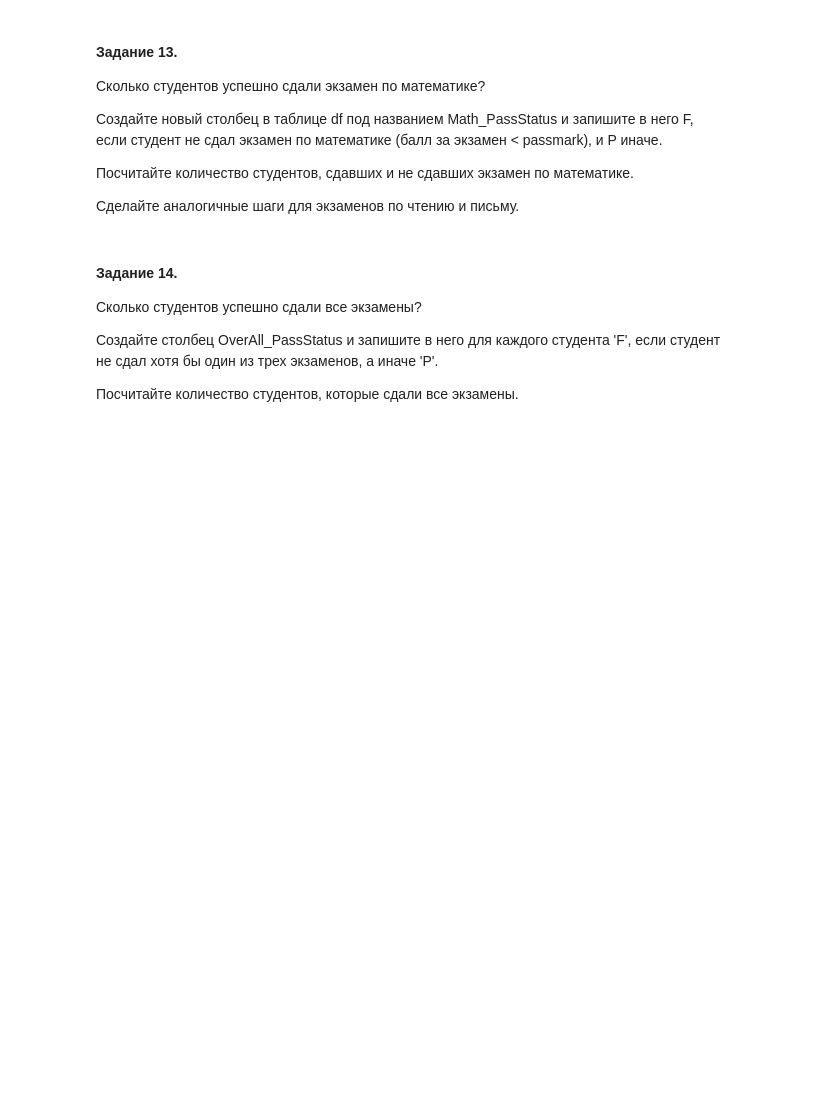
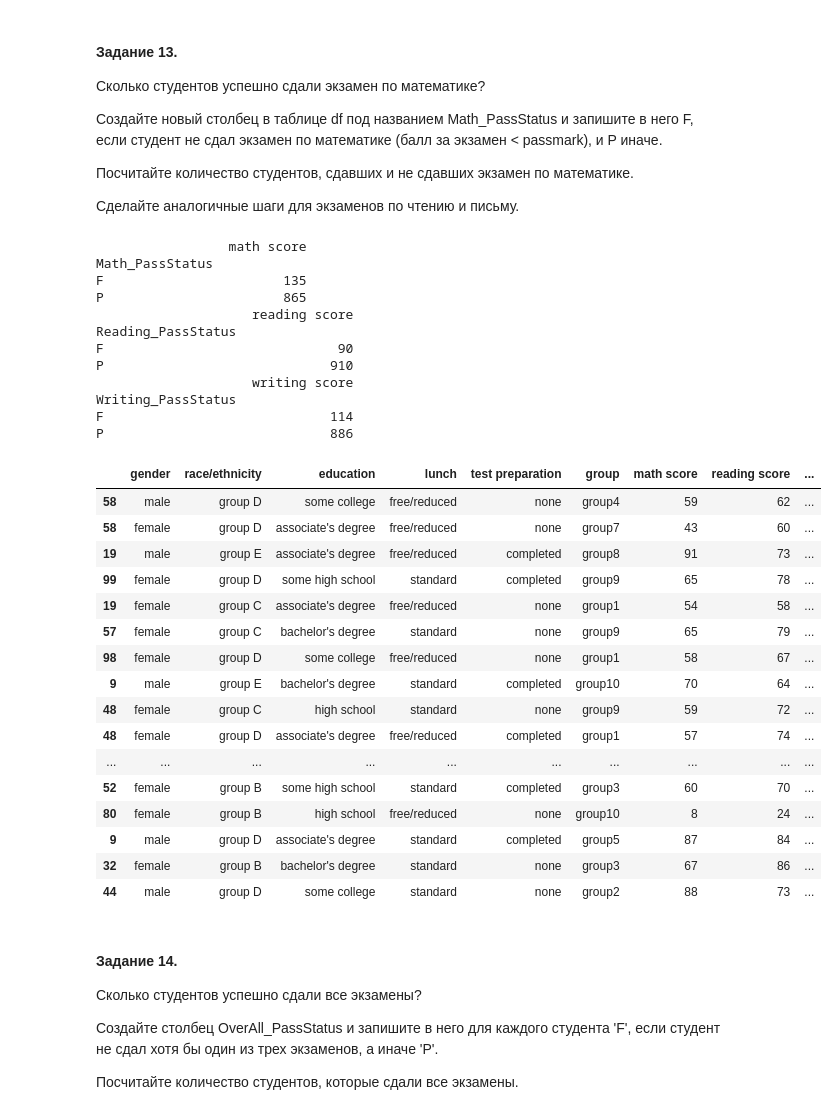
Before and after one commit to AngelaShumilova/RSUH-mag2021, a Jupyter notebook: s2/hw06pro.ipynb, the cells around one changed output. Drawn from its saved outputs; the diff is of its cells as text; code cells hidden in the pictures; blank space fills up the shorter version.

```diff
--- a/s2/hw06pro.ipynb
+++ b/s2/hw06pro.ipynb
@@ -214,25 +338,47 @@ pd.pivot_table(df, index = ['gender', 'education'],
 
 Сделайте аналогичные шаги для экзаменов по чтению и письму.
 # %%
+passmark = 50
 
-# a_lambda_function = lambda x: x*2 if x < 3 else x
-passmark = 50
-# df.assign(Math_PassStatus=lambda x: x['math score']+2)
 df['Math_PassStatus'] = df['math score'].apply(lambda x: 'F' if x < passmark else 'P')
-df.head()
-print(df.groupby(['Math_PassStatus'])[['math score']].count())
-# тут если применить count ко всему датафрейму, подсчитает в каждом столбце, подэтому подсчитала в math score
-
 df['Reading_PassStatus'] = df['reading score'].apply(lambda x: 'F' if x < passmark else 'P')
 df['Writing_PassStatus'] = df['writing score'].apply(lambda x: 'F' if x < passmark else 'P')
 
+print(df.groupby(['Math_PassStatus'])[['math score']].count())
 print(df.groupby(['Reading_PassStatus'])[['reading score']].count())
 print(df.groupby(['Writing_PassStatus'])[['writing score']].count())
 
-df.head()
-
-
-# your code here
+df.sample(20)
+# %% [output]
+                 math score
+Math_PassStatus
+F                       135
+P                       865
+                    reading score
+Reading_PassStatus
+F                              90
+P                             910
+                    writing score
+Writing_PassStatus
+F                             114
+P                             886
+|  | gender | race/ethnicity | education | lunch | test preparation | group | math score | reading score | ... |
+| 58 | male | group D | some college | free/reduced | none | group4 | 59 | 62 | ... |
+| 58 | female | group D | associate's degree | free/reduced | none | group7 | 43 | 60 | ... |
+| 19 | male | group E | associate's degree | free/reduced | completed | group8 | 91 | 73 | ... |
+| 99 | female | group D | some high school | standard | completed | group9 | 65 | 78 | ... |
+| 19 | female | group C | associate's degree | free/reduced | none | group1 | 54 | 58 | ... |
+| 57 | female | group C | bachelor's degree | standard | none | group9 | 65 | 79 | ... |
+| 98 | female | group D | some college | free/reduced | none | group1 | 58 | 67 | ... |
+| 9 | male | group E | bachelor's degree | standard | completed | group10 | 70 | 64 | ... |
+| 48 | female | group C | high school | standard | none | group9 | 59 | 72 | ... |
+| 48 | female | group D | associate's degree | free/reduced | completed | group1 | 57 | 74 | ... |
+| ... | ... | ... | ... | ... | ... | ... | ... | ... | ... |
+| 52 | female | group B | some high school | standard | completed | group3 | 60 | 70 | ... |
+| 80 | female | group B | high school | free/reduced | none | group10 | 8 | 24 | ... |
+| 9 | male | group D | associate's degree | standard | completed | group5 | 87 | 84 | ... |
+| 32 | female | group B | bachelor's degree | standard | none | group3 | 67 | 86 | ... |
+| 44 | male | group D | some college | standard | none | group2 | 88 | 73 | ... |
 # %% [markdown]
 #### Задание 14.
 
```
Also changed, not shown: parts of 17 cells of this notebook, 21 other files.
